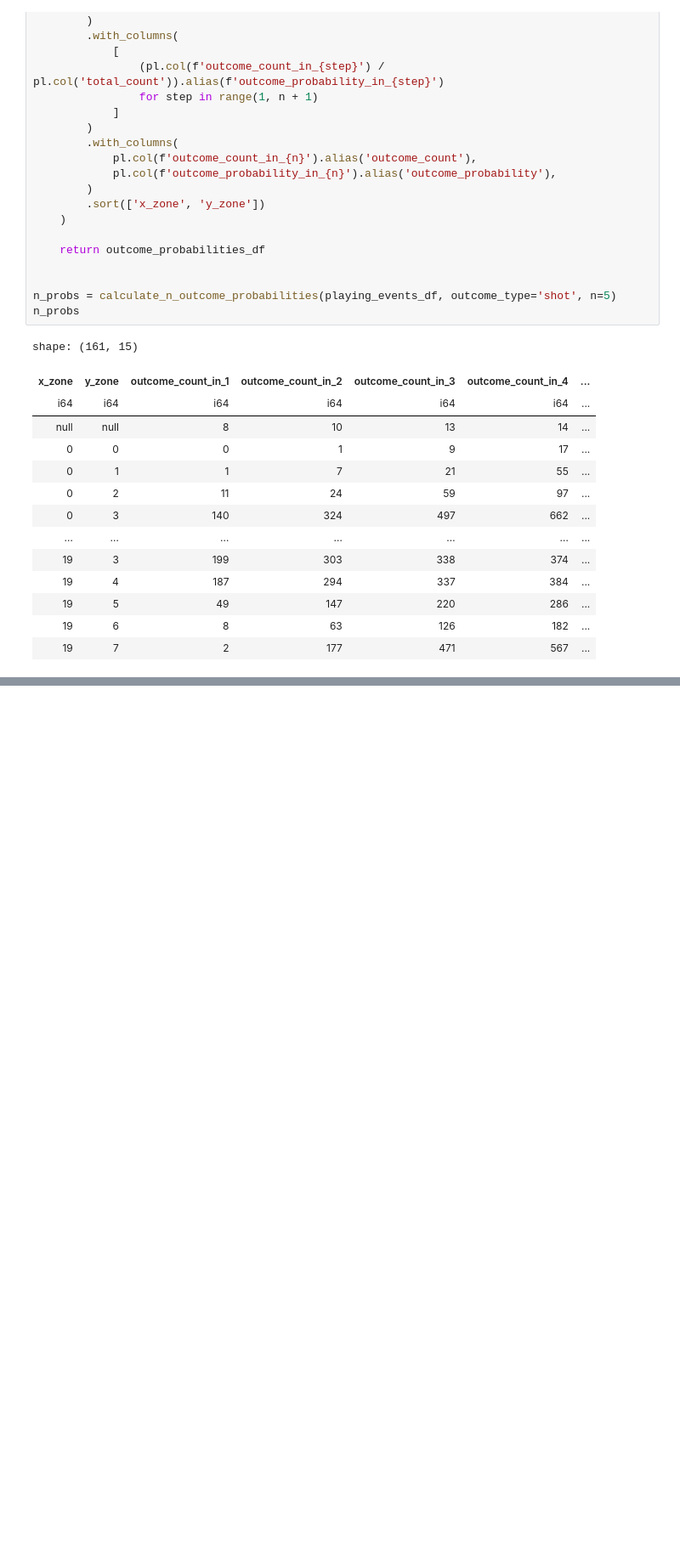
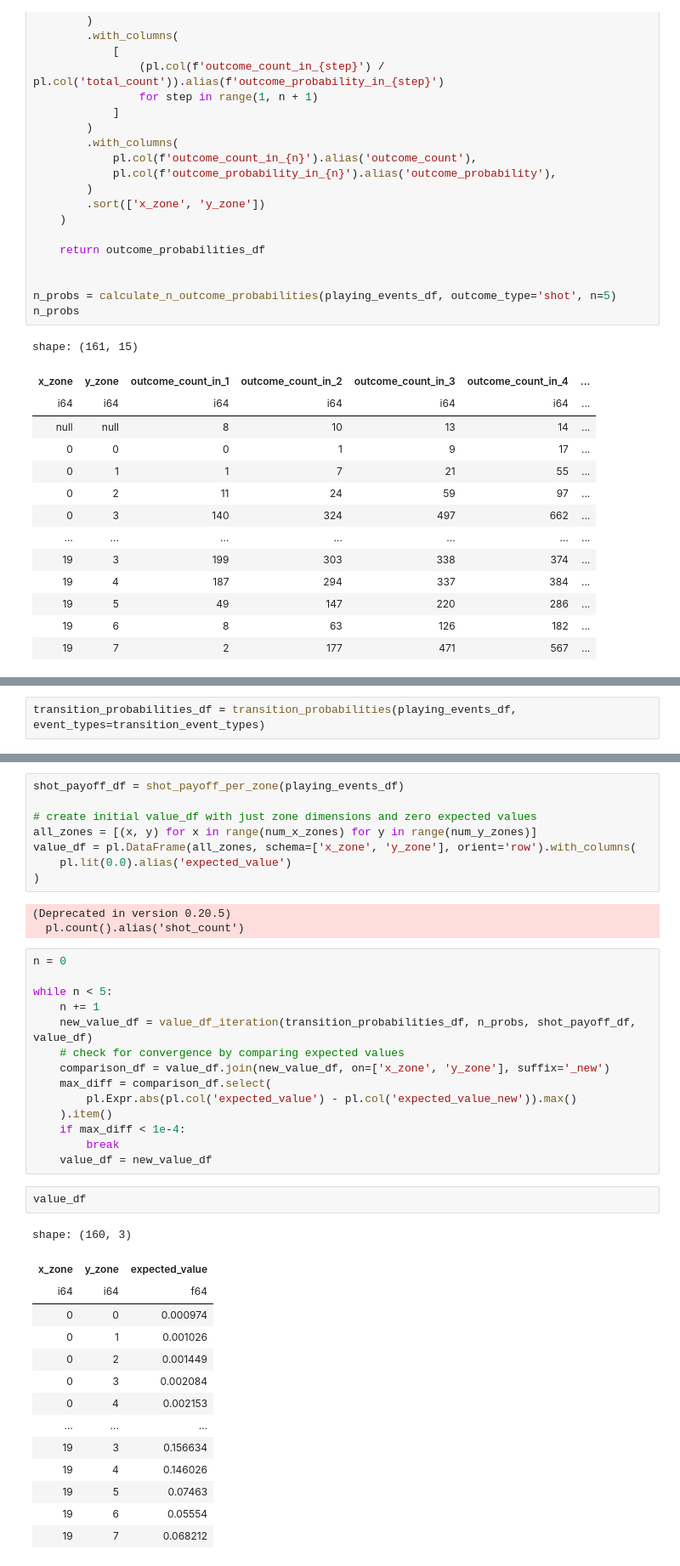
Before and after one commit to kwabenankyi/statsDefuser, a Jupyter notebook: pl_15_16_analysis.ipynb, the cells around one changed output, grey strips where cells are left out. Shown at 85% size. Cells and saved outputs as stored; diff of their text form; blank space fills up the shorter version.

```diff
--- a/pl_15_16_analysis.ipynb
+++ b/pl_15_16_analysis.ipynb
@@ -673,0 +732,2 @@ shape: (161, 15)
+# %%
+transition_probabilities_df = transition_probabilities(playing_events_df, event_types=transition_event_types)
@@ -673,0 +825,42 @@ shape: (161, 15)
+# %%
+shot_payoff_df = shot_payoff_per_zone(playing_events_df)
+
+# create initial value_df with just zone dimensions and zero expected values
+all_zones = [(x, y) for x in range(num_x_zones) for y in range(num_y_zones)]
+value_df = pl.DataFrame(all_zones, schema=['x_zone', 'y_zone'], orient='row').with_columns(
+    pl.lit(0.0).alias('expected_value')
+)
+# %% [output]
+(Deprecated in version 0.20.5)
+  pl.count().alias('shot_count')
+# %%
+n = 0
+
+while n < 5:
+    n += 1
+    new_value_df = value_df_iteration(transition_probabilities_df, n_probs, shot_payoff_df, value_df)
+    # check for convergence by comparing expected values
+    comparison_df = value_df.join(new_value_df, on=['x_zone', 'y_zone'], suffix='_new')
+    max_diff = comparison_df.select(
+        pl.Expr.abs(pl.col('expected_value') - pl.col('expected_value_new')).max()
+    ).item()
+    if max_diff < 1e-4:
+        break
+    value_df = new_value_df
+# %%
+value_df
+# %% [output]
+shape: (160, 3)
+| x_zone | y_zone | expected_value |
+| i64 | i64 | f64 |
+| 0 | 0 | 0.000974 |
+| 0 | 1 | 0.001026 |
+| 0 | 2 | 0.001449 |
+| 0 | 3 | 0.002084 |
+| 0 | 4 | 0.002153 |
+| … | … | … |
+| 19 | 3 | 0.156634 |
+| 19 | 4 | 0.146026 |
+| 19 | 5 | 0.07463 |
+| 19 | 6 | 0.05554 |
+| 19 | 7 | 0.068212 |
```
Also changed, not shown: parts of 11 cells of this notebook.
